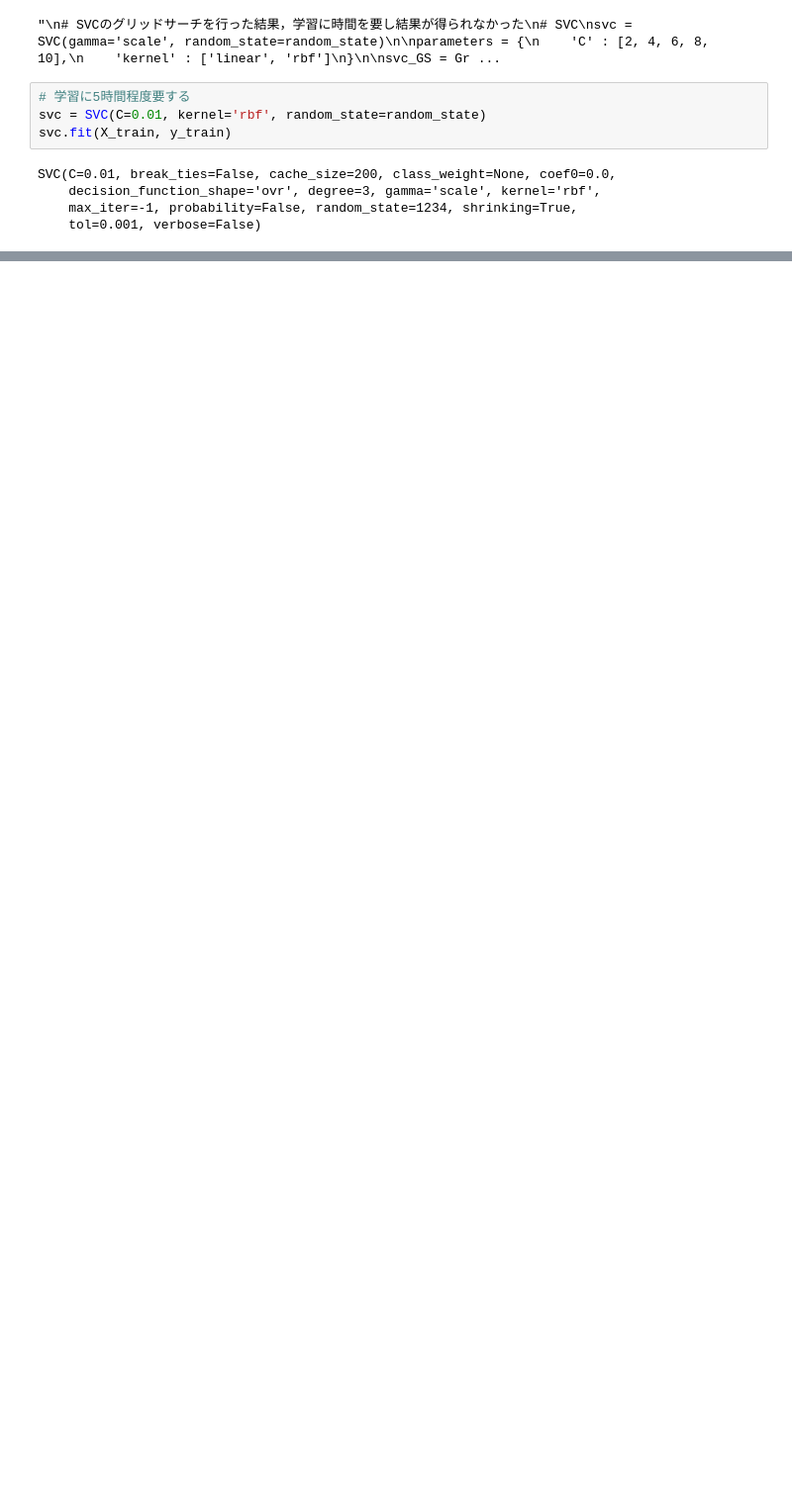
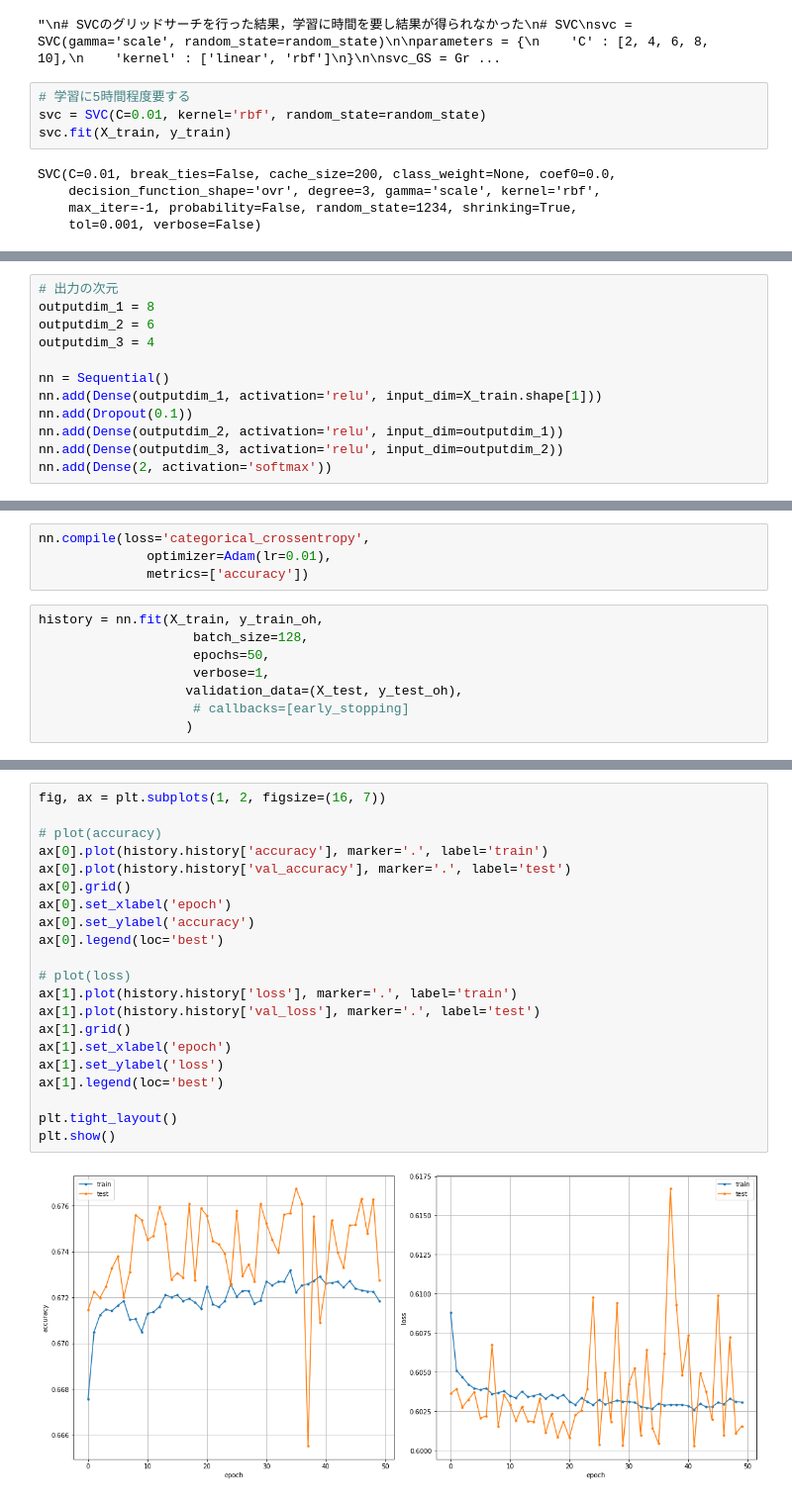
Before and after one commit to TSk-s/Intern, a Jupyter notebook: kickstarter_classification_1.ipynb, the cells around one changed output, grey strips where cells are left out. Shown at 99% size. Saved outputs shown, nothing was run; the diff lists cells and outputs as text; blank space fills up the shorter version.

```diff
--- a/kickstarter_classification_1.ipynb
+++ b/kickstarter_classification_1.ipynb
@@ -1978,0 +2106,12 @@ SVCの学習データに対する結果とテストデータに対する結果
+# %%
+# 出力の次元
+outputdim_1 = 8
+outputdim_2 = 6
+outputdim_3 = 4
+
+nn = Sequential()
+nn.add(Dense(outputdim_1, activation='relu', input_dim=X_train.shape[1]))
+nn.add(Dropout(0.1))
+nn.add(Dense(outputdim_2, activation='relu', input_dim=outputdim_1))
+nn.add(Dense(outputdim_3, activation='relu', input_dim=outputdim_2))
+nn.add(Dense(2, activation='softmax'))
@@ -1978,0 +2142,12 @@ SVCの学習データに対する結果とテストデータに対する結果
+# %%
+nn.compile(loss='categorical_crossentropy',
+              optimizer=Adam(lr=0.01),
+              metrics=['accuracy'])
+# %%
+history = nn.fit(X_train, y_train_oh,
+                    batch_size=128,
+                    epochs=50,
+                    verbose=1,
+                   validation_data=(X_test, y_test_oh),
+                    # callbacks=[early_stopping]
+                   )
@@ -1978,0 +2179,23 @@ SVCの学習データに対する結果とテストデータに対する結果
+# %%
+fig, ax = plt.subplots(1, 2, figsize=(16, 7))
+
+# plot(accuracy)
+ax[0].plot(history.history['accuracy'], marker='.', label='train')
+ax[0].plot(history.history['val_accuracy'], marker='.', label='test')
+ax[0].grid()
+ax[0].set_xlabel('epoch')
+ax[0].set_ylabel('accuracy')
+ax[0].legend(loc='best')
+
+# plot(loss)
+ax[1].plot(history.history['loss'], marker='.', label='train')
+ax[1].plot(history.history['val_loss'], marker='.', label='test')
+ax[1].grid()
+ax[1].set_xlabel('epoch')
+ax[1].set_ylabel('loss')
+ax[1].legend(loc='best')
+
+plt.tight_layout()
+plt.show()
+# %% [output]
+[figure, added]
```
Also changed, not shown: parts of 26 cells of this notebook.
